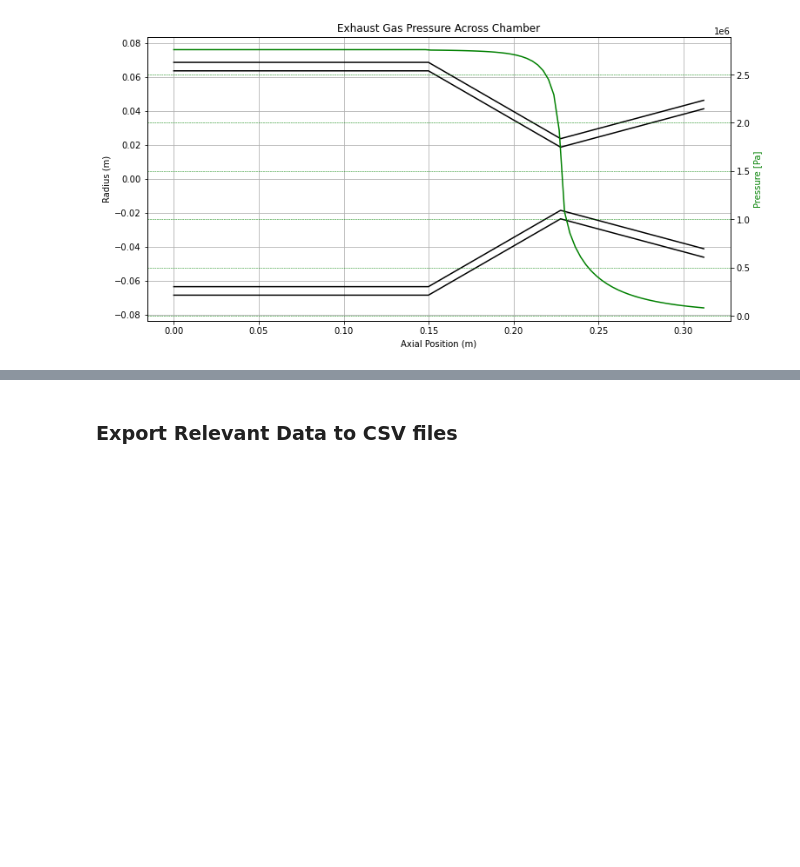
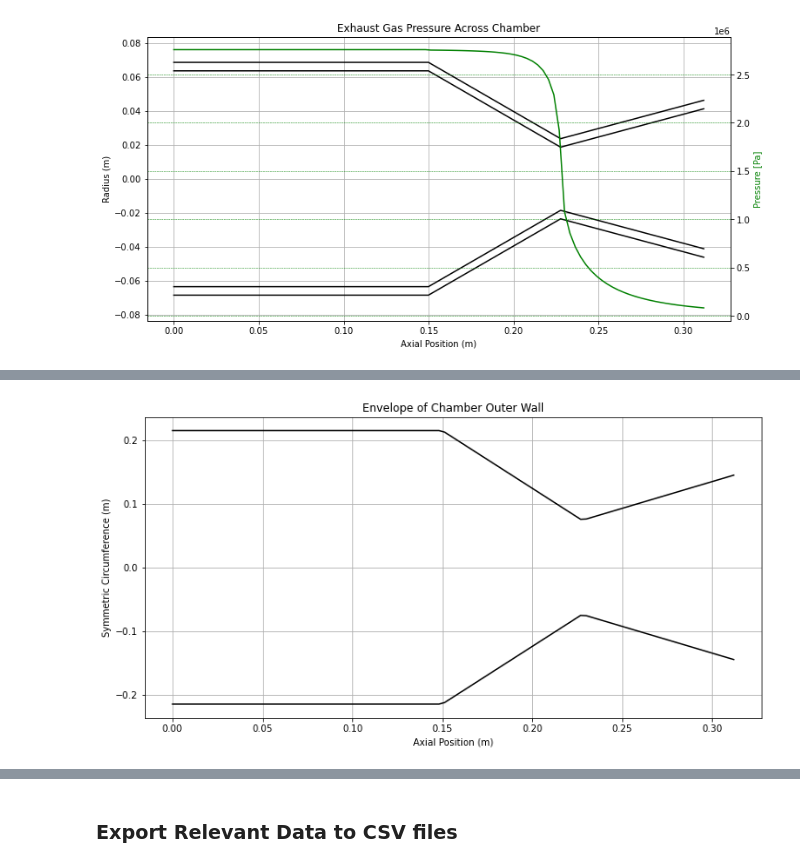
Before and after one commit to Project-Liquid/TheRocket, a Jupyter notebook: TheEngine/Regen Solver/prelimsolver.ipynb, the cells around one changed output, grey strips where cells are left out. Cells and saved outputs as stored; diff of their text form; code cells hidden in the pictures; blank space fills up the shorter version.

```diff
--- a/TheEngine/Regen Solver/prelimsolver.ipynb
+++ b/TheEngine/Regen Solver/prelimsolver.ipynb
@@ -197,6 +252,7 @@ Find node axial positons and radii.
 # %%
 x_n = np.linspace(x[0], x[-1], N) # x positions of nodes
 r_n = np.zeros_like(x_n) # r positions of nodes
+OD_n = np.zeros_like(x_n) # outer diameter of chamber wall of nodes
 
 for i, el in enumerate(x_n):
     # find r_n
@@ -210,6 +266,9 @@ for i, el in enumerate(x_n):
     # set r_n
     r_n[i] = node_r_n
 
+    # set wallOD
+    OD_n[i] = 2 * (node_r_n + variable_thickness(el))
+
 # print results
 '''
 print("x_n:", x_n)
@@ -364,0 +452,13 @@ plt.show()
+# %%
+# plot the chamber outer wall envelope
+fig, axs = plt.subplots(figsize = (12, 6))
+fig.set_facecolor('white')
+axs.plot(x_n, (OD_n * np.pi) / 2, color = "k")
+axs.plot(x_n, -(OD_n * np.pi) / 2, color = "k")
+axs.grid()
+axs.set_xlabel("Axial Position (m)")
+axs.set_ylabel("Symmetric Circumference (m)")
+axs.set_title("Envelope of Chamber Outer Wall")
+plt.show()
+# %% [output]
+[figure, added]
```
Also changed, not shown: parts of 24 cells of this notebook, 3 other files.
